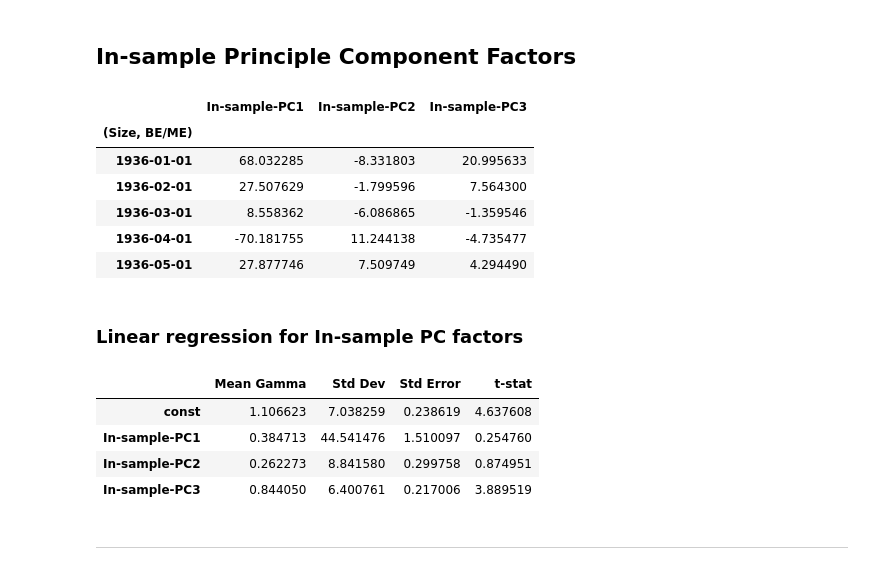
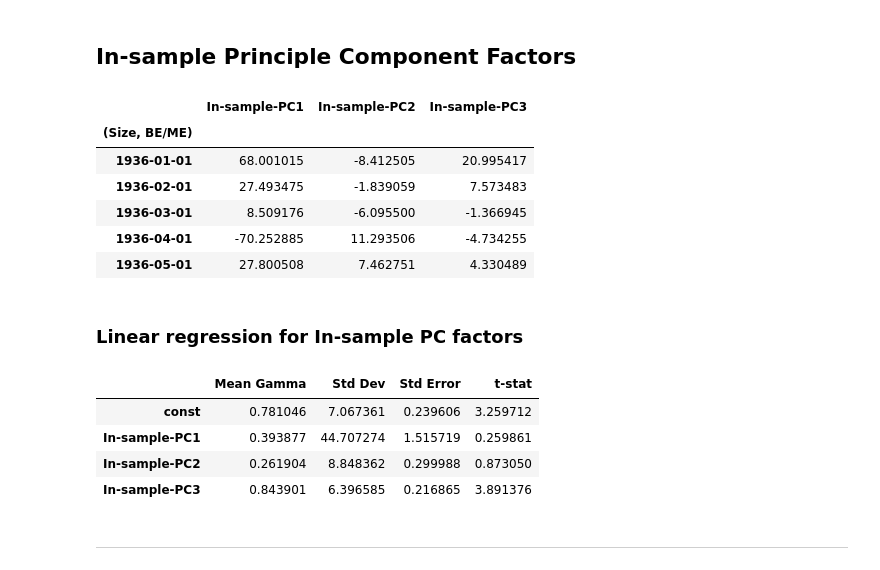
Before and after one commit to Hemasrikar/Financial-Statistics-and-Econometrics, a Jupyter notebook: asset_pricing_tests.ipynb, the cells around one changed output. Saved outputs shown, nothing was run; the diff lists cells and outputs as text; code cells hidden in the pictures.

Commit message:
Fixed:Excess returns df, still Macroeconomics model need verifying

```diff
--- a/asset_pricing_tests.ipynb
+++ b/asset_pricing_tests.ipynb
@@ -205,39 +205,40 @@ macro_model_results.copy()
 # %%
 # excess returns
 excess_returns = df.copy()
 
-macro_factors = macro_factors.reindex(excess_returns.index)
-excess_returns = excess_returns.sub(macro_factors["TERM = ST govt.-LT govt."], axis=0)
+FF_factors = FF_factors.reindex(excess_returns.index)
+
+excess_returns = excess_returns.sub(FF_factors["RF"], axis=0)
 excess_returns.head()
 
 # covariance matrix of excess returns
 cova_matrix = excess_returns.cov()
 
 # Eigendecomposition
 eigenvalues, eigenvectors = np.linalg.eigh(cova_matrix)
 
 # eigh returns in ASCENDING order — reverse to get largest first
 idx = np.argsort(eigenvalues)[::-1]
 eigenvalues  = eigenvalues[idx]
 eigenvectors = eigenvectors[:, idx]    # 25 × 25, columns are eigenvectors
 
 # extracting 3 largest eigenvectors, the factor weights is 25 x 3
 W = eigenvectors[:, :3]
 
 # factor time-series (T x 3)
 F = excess_returns.values @ W
 
 in_sample_factors_df = pd.DataFrame(F, index=excess_returns.index, columns=['In-sample-PC1', 'In-sample-PC2', 'In-sample-PC3'])
 
 in_sample_factors_df.head()
 # %% [output]
 |  | In-sample-PC1 | In-sample-PC2 | In-sample-PC3 |
 | (Size, BE/ME) |  |  |  |
-| 1936-01-01 | 68.032285 | -8.331803 | 20.995633 |
-| 1936-02-01 | 27.507629 | -1.799596 | 7.564300 |
-| 1936-03-01 | 8.558362 | -6.086865 | -1.359546 |
-| 1936-04-01 | -70.181755 | 11.244138 | -4.735477 |
-| 1936-05-01 | 27.877746 | 7.509749 | 4.294490 |
+| 1936-01-01 | 68.001015 | -8.412505 | 20.995417 |
+| 1936-02-01 | 27.493475 | -1.839059 | 7.573483 |
+| 1936-03-01 | 8.509176 | -6.095500 | -1.366945 |
+| 1936-04-01 | -70.252885 | 11.293506 | -4.734255 |
+| 1936-05-01 | 27.800508 | 7.462751 | 4.330489 |
 # %% [markdown]
 ### Linear regression for In-sample PC factors
 # %%
@@ -248,10 +249,10 @@ insample_model_results, insample_betas, insample_gammas, insample_r_squa = Fama_
 insample_model_results.copy()
 # %% [output]
 |  | Mean Gamma | Std Dev | Std Error | t-stat |
-| const | 1.106623 | 7.038259 | 0.238619 | 4.637608 |
-| In-sample-PC1 | 0.384713 | 44.541476 | 1.510097 | 0.254760 |
-| In-sample-PC2 | 0.262273 | 8.841580 | 0.299758 | 0.874951 |
-| In-sample-PC3 | 0.844050 | 6.400761 | 0.217006 | 3.889519 |
+| const | 0.781046 | 7.067361 | 0.239606 | 3.259712 |
+| In-sample-PC1 | 0.393877 | 44.707274 | 1.515719 | 0.259861 |
+| In-sample-PC2 | 0.261904 | 8.848362 | 0.299988 | 0.873050 |
+| In-sample-PC3 | 0.843901 | 6.396585 | 0.216865 | 3.891376 |
 # %% [markdown]
 ---
 # %% [markdown]
```
Also changed, not shown: parts of 3 cells of this notebook.
